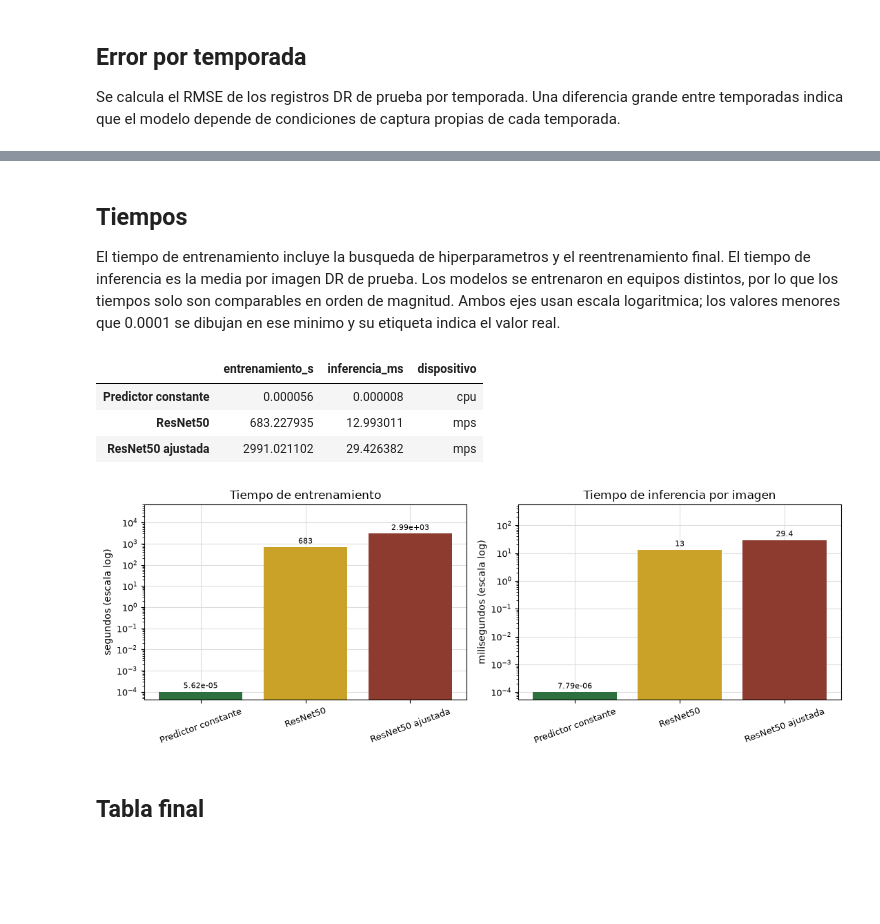
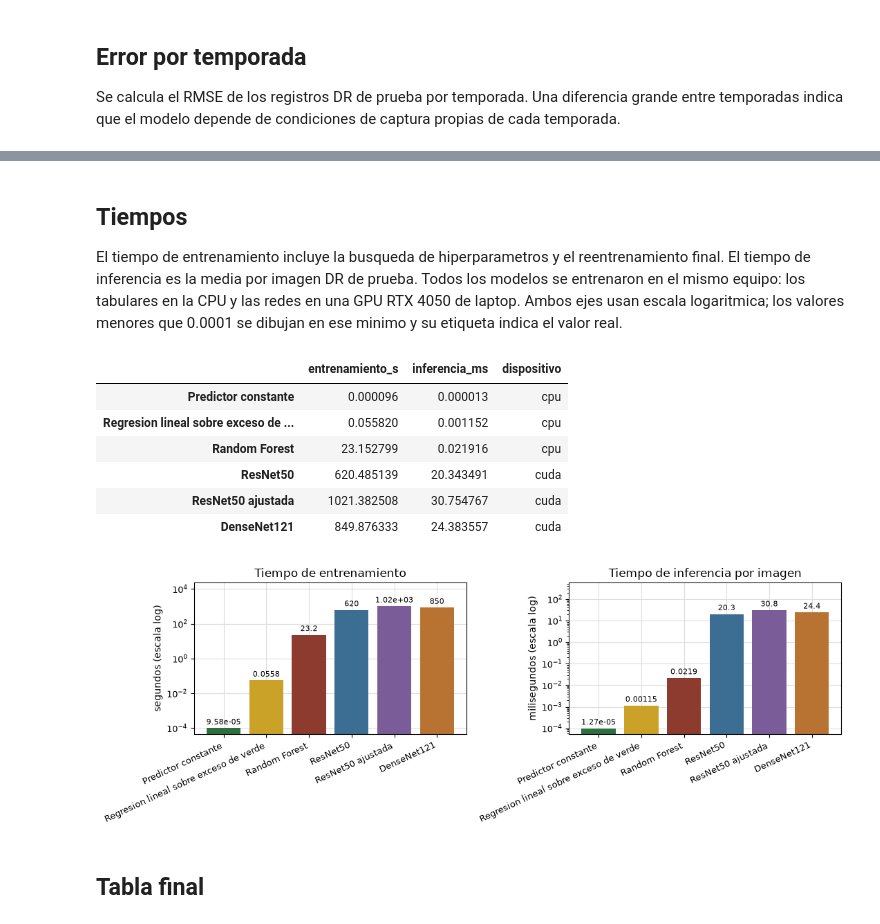
Before and after one commit to BARHUG0/CC3084-Proyecto2, a Jupyter notebook: notebooks/07_comparacion_modelos.ipynb, the cells around one changed output, grey strips where cells are left out. Drawn from its saved outputs; the diff is of its cells as text; code cells hidden in the pictures; blank space fills up the shorter version.

Commit message:
feat: compara los seis modelos y corrige etiquetas de la figura de tiempos

```diff
--- a/notebooks/07_comparacion_modelos.ipynb
+++ b/notebooks/07_comparacion_modelos.ipynb
@@ -148,37 +154,40 @@ por_temporada.round(2)
 ## Tiempos
 
 El tiempo de entrenamiento incluye la busqueda de hiperparametros y el reentrenamiento final. El
-tiempo de inferencia es la media por imagen DR de prueba. Los modelos se entrenaron en equipos
-distintos, por lo que los tiempos solo son comparables en orden de magnitud. Ambos ejes usan escala
+tiempo de inferencia es la media por imagen DR de prueba. Todos los modelos se entrenaron en el mismo
+equipo: los tabulares en la CPU y las redes en una GPU RTX 4050 de laptop. Ambos ejes usan escala
 logaritmica; los valores menores que 0.0001 se dibujan en ese minimo y su etiqueta indica el valor real.
 # %%
 tiempos = pd.DataFrame(
     {"entrenamiento_s": {nombres[m]: r.tiempo_entrenamiento_s for m, r in resultados.items()},
      "inferencia_ms": {nombres[m]: r.tiempo_inferencia_ms for m, r in resultados.items()},
      "dispositivo": {nombres[m]: r.hiperparametros.get("dispositivo", "cpu") for m, r in resultados.items()}}
 )
 fig, (ax_entrenamiento, ax_inferencia) = plt.subplots(1, 2, figsize=(11, 4))
 lista_colores = [colores[m] for m in resultados]
 for ax, columna, titulo, unidad in (
     (ax_entrenamiento, "entrenamiento_s", "Tiempo de entrenamiento", "segundos"),
     (ax_inferencia, "inferencia_ms", "Tiempo de inferencia por imagen", "milisegundos"),
 ):
     barras = ax.bar(tiempos.index, tiempos[columna].clip(lower=1e-4), color=lista_colores)
     ax.bar_label(barras, labels=[f"{v:.3g}" for v in tiempos[columna]], padding=2, fontsize=8)
     ax.set_yscale("log")
     ax.set_ylim(top=ax.get_ylim()[1] * 10)
     ax.set_title(titulo)
     ax.set_ylabel(f"{unidad} (escala log)")
-    ax.tick_params(axis="x", rotation=20)
+    ax.set_xticks(range(len(tiempos)), tiempos.index, rotation=25, ha="right")
 fig.tight_layout()
 guardar_figura(fig, "07_tiempos")
 tiempos
 # %% [output]
 |  | entrenamiento_s | inferencia_ms | dispositivo |
-| Predictor constante | 0.000056 | 0.000008 | cpu |
-| ResNet50 | 683.227935 | 12.993011 | mps |
-| ResNet50 ajustada | 2991.021102 | 29.426382 | mps |
+| Predictor constante | 0.000096 | 0.000013 | cpu |
+| Regresion lineal sobre exceso de ... | 0.055820 | 0.001152 | cpu |
+| Random Forest | 23.152799 | 0.021916 | cpu |
+| ResNet50 | 620.485139 | 20.343491 | cuda |
+| ResNet50 ajustada | 1021.382508 | 30.754767 | cuda |
+| DenseNet121 | 849.876333 | 24.383557 | cuda |
-[figure, old version]
+[figure, new version]
 # %% [markdown]
 ## Tabla final
 # %%
```
Also changed, not shown: parts of 9 cells of this notebook, 4 other files.
